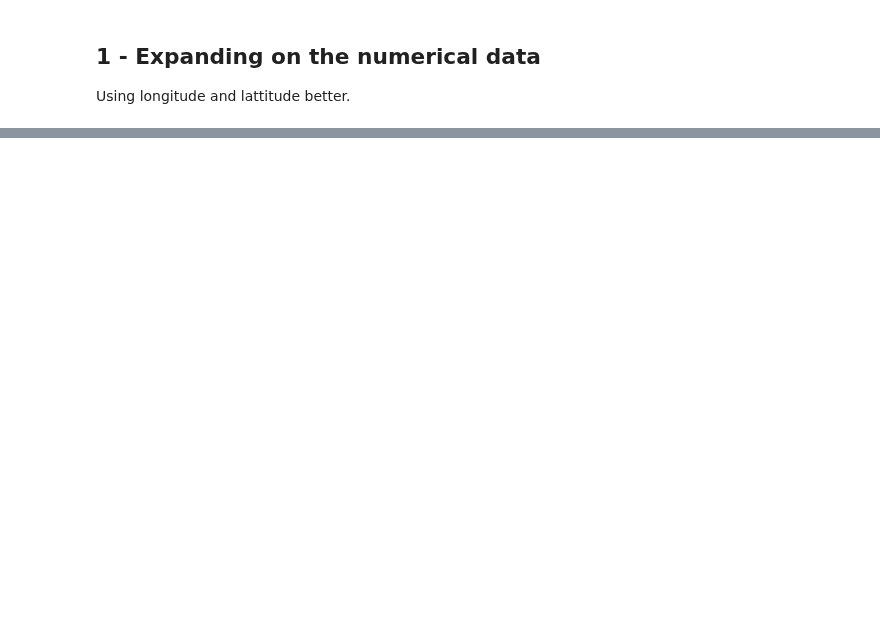
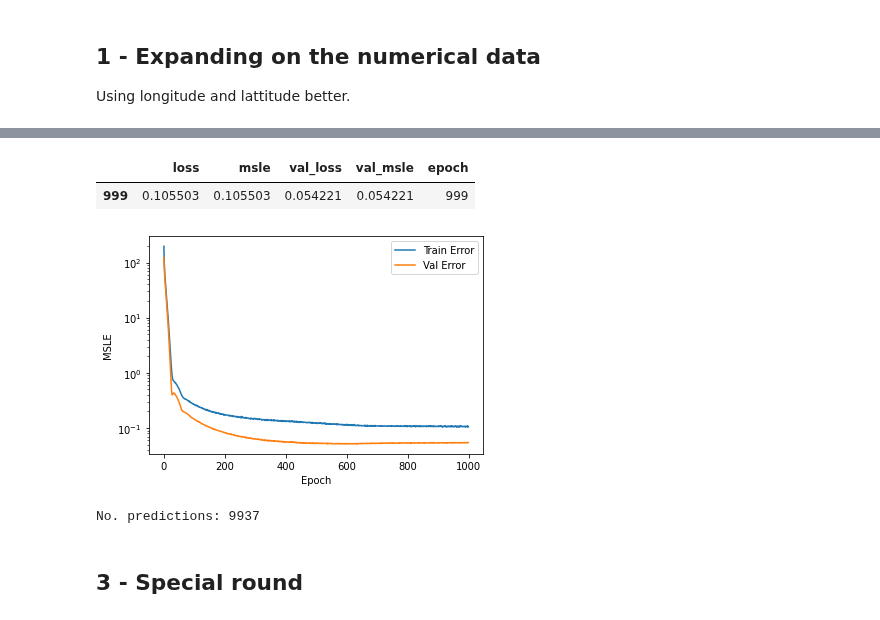
Before and after one commit to henrfj/TDT4173-ML, a Jupyter notebook: henrik-testsite/next_level_testing.ipynb, the cells around one changed output, grey strips where cells are left out. Cells and saved outputs as stored; diff of their text form; code cells hidden in the pictures; blank space fills up the shorter version.

```diff
--- a/henrik-testsite/next_level_testing.ipynb
+++ b/henrik-testsite/next_level_testing.ipynb
@@ -175,0 +276,3 @@ cat_features = ["seller", "layout", "condition", "district", "material", "parkin
+# %%
+# Polar coordinates
+labels2_n_r, test2_n_r = polar_coordinates(labels2_n, test2_n)
@@ -175,0 +281,19 @@ cat_features = ["seller", "layout", "condition", "district", "material", "parkin
+# %%
+# Model 2
+model2 = tf.keras.Sequential()
+model2.add(Dense(10, activation=tf.nn.relu)) #tf.keras.activations.sigmoid
+model2.add(Dropout(0.2))
+model2.add(Dense(10, activation=tf.nn.relu))
+model2.add(Dropout(0.2))
+model2.add(Dense(5, activation=tf.nn.relu))
+model2.add(Dense(1)) #Output
+
+# Optimized for reducing msle loss.
+model2.compile(optimizer='adam',
+              loss='msle', #'msle'
+              metrics=['msle']) #-msle
+# %%
+early_stop = tf.keras.callbacks.EarlyStopping(monitor='val_loss', mode="min", verbose=1, patience=25) # 50
+history2 = model2.fit(x=labels2_n_r, y=targets2,
+                    epochs=1000, verbose=0, validation_split = 0.1,
+                    callbacks=[early_stop, PrintDot()])
@@ -175,0 +311,23 @@ cat_features = ["seller", "layout", "condition", "district", "material", "parkin
+# %%
+# Results
+hist2 = pd.DataFrame(history2.history)
+hist2['epoch'] = history2.epoch
+hist2.tail(1)
+# %% [output]
+|  | loss | msle | val_loss | val_msle | epoch |
+| 999 | 0.105503 | 0.105503 | 0.054221 | 0.054221 | 999 |
+# %%
+plot_history(hist2)
+# %% [output]
+[figure, added]
+# %%
+result = model2.predict(test2_n_r)
+submission = pd.DataFrame()
+submission['id'] = test['apartment_id']
+submission['price_prediction'] = result
+print("No. predictions:", len(submission['id']))
+submission.to_csv('advanced_tests/advanced_test_2', index=False)
+# %% [output]
+No. predictions: 9937
+# %% [markdown]
+## 3 - Special round
```
Also changed, not shown: parts of 34 cells of this notebook, 15 other files.
